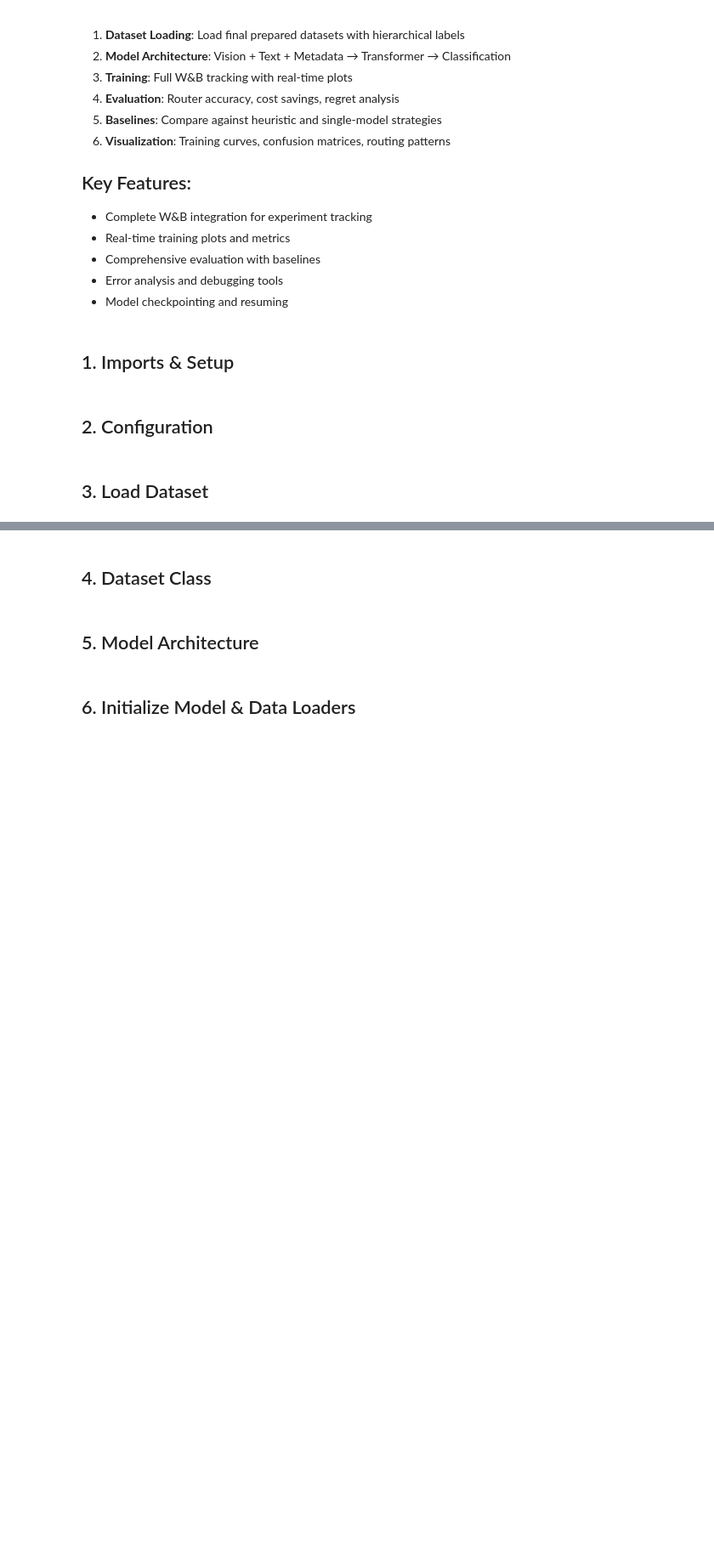
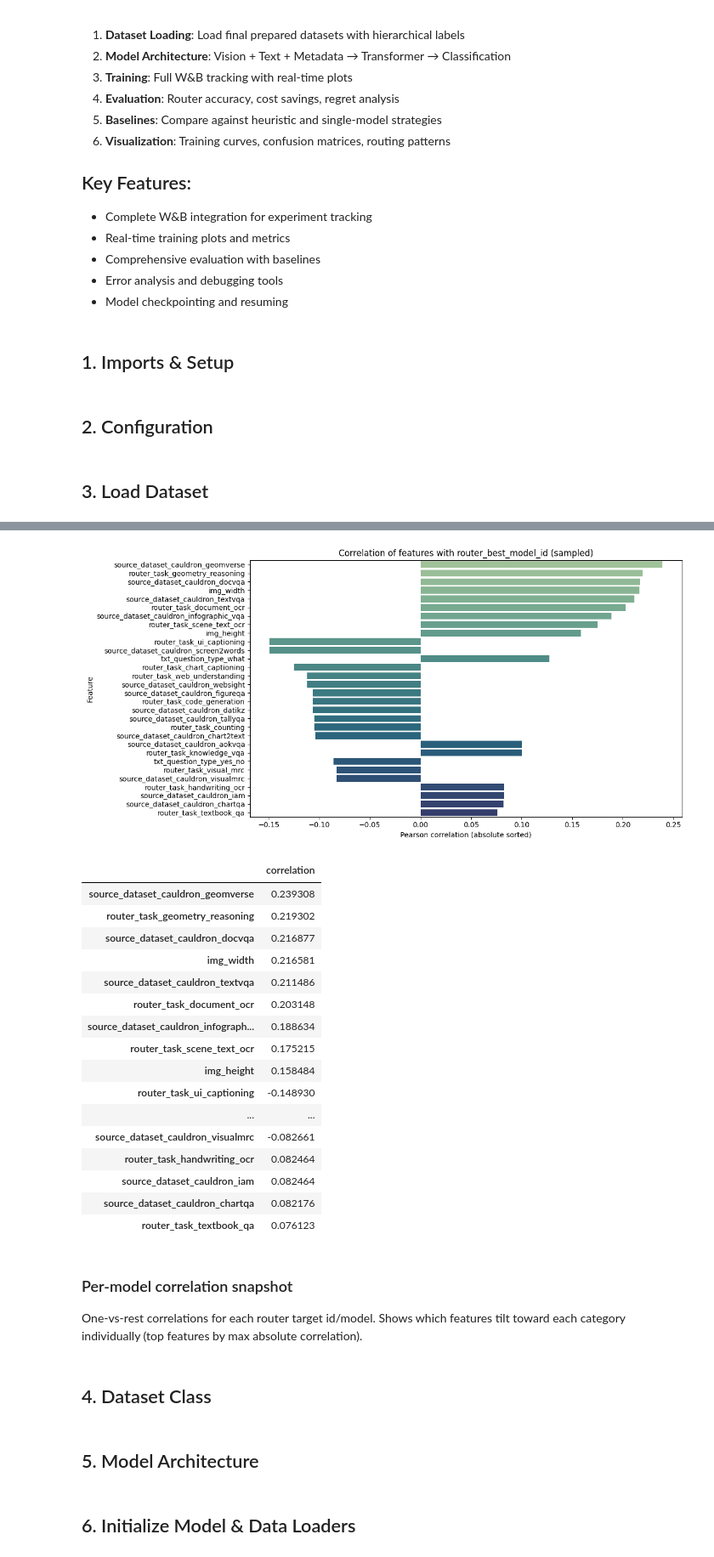
Before and after one commit to Vedaang-Chopra/Which_VLM_Router, a Jupyter notebook: code_base/which_vlm/artemis/06_training_router.ipynb, the cells around one changed output, grey strips where cells are left out. Shown: that part at 85% size. Cells and saved outputs as stored; diff of their text form; code cells hidden in the pictures; blank space fills up the shorter version.

Commit message:
Submiting training changes before push

```diff
--- a/code_base/which_vlm/artemis/06_training_router.ipynb
+++ b/code_base/which_vlm/artemis/06_training_router.ipynb
@@ -109,6 +116,7 @@ class RouterConfig:
     # Data
     num_workers: int = 4
     pin_memory: bool = True
+    use_image : bool = False  # Whether to use image data
 
     # Evaluation
     eval_every_n_steps: int = 500
@@ -117,7 +125,7 @@ class RouterConfig:
     # W&B
     wandb_project: str = "vlm-router-training"
     wandb_entity: Optional[str] = None  # Set to your W&B username/team
-    wandb_run_name: Optional[str] = None
+    wandb_run_name: Optional[str] = "with_vision"
     log_every_n_steps: int = 10
 
     # Device
@@ -188,0 +213,68 @@ plt.show()
+# %%
+# Correlation snapshot across a small sample of training data
+sample_size = min(5000, len(train_df))
+feature_sample = train_df.sample(n=sample_size, random_state=42)
+
+numeric_cols = [
+    "img_width",
+    "img_height",
+    "img_aspect_ratio",
+    "txt_prompt_length_chars",
+    "txt_prompt_length_words",
+]
+binary_cols = ["txt_has_mc_options"]
+categorical_cols = ["router_task", "source_dataset", "txt_question_type"]
+
+numeric_df = feature_sample[numeric_cols].copy()
+numeric_df[binary_cols] = feature_sample[binary_cols].astype(float)
+
+cat_df = pd.get_dummies(
+    feature_sample[categorical_cols],
+    prefix=categorical_cols,
+    dummy_na=True,
+)
+
+feature_matrix = pd.concat([numeric_df, cat_df], axis=1).fillna(0)
+
+corr = (
+    feature_matrix.assign(target=feature_sample["router_best_model_id"])
+    .corr(numeric_only=True)["target"]
+    .drop("target")
+    .sort_values(key=lambda s: s.abs(), ascending=False)
+)
+
+top_n =30
+corr_to_plot = corr.head(top_n)
+
+fig, ax = plt.subplots(figsize=(12, 6))
+sns.barplot(x=corr_to_plot.values, y=corr_to_plot.index, ax=ax, palette="crest")
+ax.set_title("Correlation of features with router_best_model_id (sampled)")
+ax.set_xlabel("Pearson correlation (absolute sorted)")
+ax.set_ylabel("Feature")
+plt.tight_layout()
+plt.show()
+
+corr_to_plot.to_frame("correlation")
+# %% [output]
+[figure, added]
+|  | correlation |
+| source_dataset_cauldron_geomverse | 0.239308 |
+| router_task_geometry_reasoning | 0.219302 |
+| source_dataset_cauldron_docvqa | 0.216877 |
+| img_width | 0.216581 |
+| source_dataset_cauldron_textvqa | 0.211486 |
+| router_task_document_ocr | 0.203148 |
+| source_dataset_cauldron_infograph... | 0.188634 |
+| router_task_scene_text_ocr | 0.175215 |
+| img_height | 0.158484 |
+| router_task_ui_captioning | -0.148930 |
+| ... | ... |
+| source_dataset_cauldron_visualmrc | -0.082661 |
+| router_task_handwriting_ocr | 0.082464 |
+| source_dataset_cauldron_iam | 0.082464 |
+| source_dataset_cauldron_chartqa | 0.082176 |
+| router_task_textbook_qa | 0.076123 |
+# %% [markdown]
+### Per-model correlation snapshot
+
+One-vs-rest correlations for each router target id/model. Shows which features tilt toward each category individually (top features by max absolute correlation).
```
Also changed, not shown: parts of 17 cells of this notebook, 23 other files.
